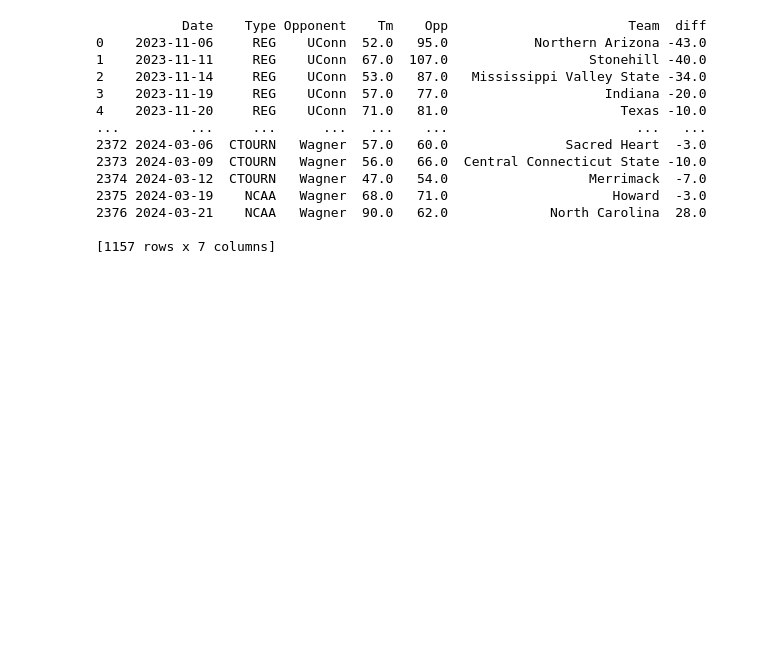
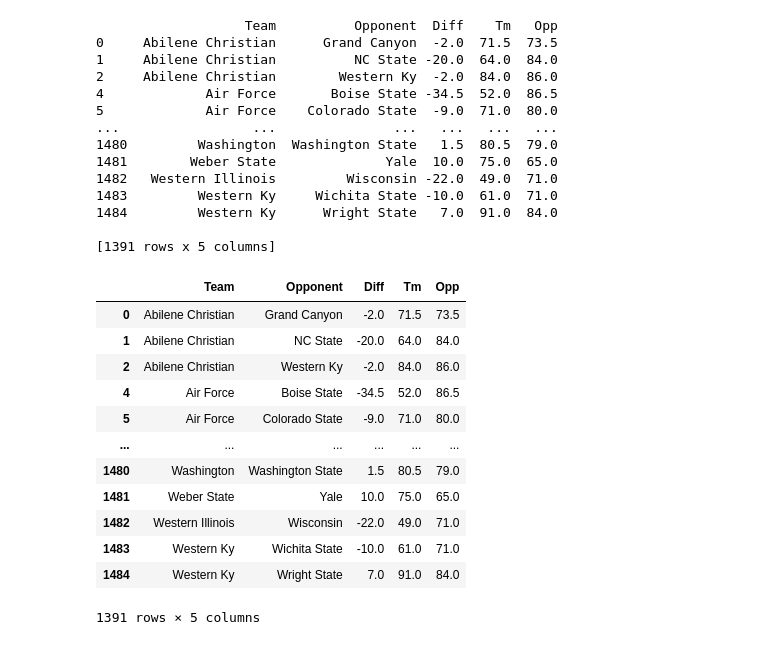
Before and after one commit to cbobowic/BMCM2024, a Jupyter notebook: ransac-pagerank.ipynb, the cells around one changed output. Saved outputs shown, nothing was run; the diff lists cells and outputs as text; code cells hidden in the pictures; blank space fills up the shorter version.

```diff
--- a/ransac-pagerank.ipynb
+++ b/ransac-pagerank.ipynb
@@ -2,23 +2,41 @@
 import networkx as nx
 import matplotlib.pyplot as plt
 import pandas as pd
-# %%
-all_data = pd.read_pickle('./data/all_data.pkl')
-all_data['diff'] = all_data['Tm'] - all_data["Opp"]
-
-print(all_data)
-# %% [output]
-           Date    Type Opponent    Tm    Opp                       Team  diff
-0    2023-11-06     REG    UConn  52.0   95.0           Northern Arizona -43.0
-1    2023-11-11     REG    UConn  67.0  107.0                  Stonehill -40.0
-2    2023-11-14     REG    UConn  53.0   87.0   Mississippi Valley State -34.0
-3    2023-11-19     REG    UConn  57.0   77.0                    Indiana -20.0
-4    2023-11-20     REG    UConn  71.0   81.0                      Texas -10.0
-...         ...     ...      ...   ...    ...                        ...   ...
-2372 2024-03-06  CTOURN   Wagner  57.0   60.0               Sacred Heart  -3.0
-2373 2024-03-09  CTOURN   Wagner  56.0   66.0  Central Connecticut State -10.0
-2374 2024-03-12  CTOURN   Wagner  47.0   54.0                  Merrimack  -7.0
-2375 2024-03-19    NCAA   Wagner  68.0   71.0                     Howard  -3.0
-2376 2024-03-21    NCAA   Wagner  90.0   62.0             North Carolina  28.0
-
-[1157 rows x 7 columns]
+# %%
+all_data = pd.read_pickle('./data/no_singletons_data.pkl')
+
+print(all_data)
+# all_data = all_data.drop_duplicates(subset=['Team', 'Opponent'])
+# all_data = all_data.groupby(['Team', 'Opponent'], as_index=False).mean()
+# Group by 'Date', 'Team', and 'Opponent'
+
+
+all_data
+# %% [output]
+                   Team          Opponent  Diff    Tm   Opp
+0     Abilene Christian      Grand Canyon  -2.0  71.5  73.5
+1     Abilene Christian          NC State -20.0  64.0  84.0
+2     Abilene Christian        Western Ky  -2.0  84.0  86.0
+4             Air Force       Boise State -34.5  52.0  86.5
+5             Air Force    Colorado State  -9.0  71.0  80.0
+...                 ...               ...   ...   ...   ...
+1480         Washington  Washington State   1.5  80.5  79.0
+1481        Weber State              Yale  10.0  75.0  65.0
+1482   Western Illinois         Wisconsin -22.0  49.0  71.0
+1483         Western Ky     Wichita State -10.0  61.0  71.0
+1484         Western Ky      Wright State   7.0  91.0  84.0
+
+[1391 rows x 5 columns]
+|  | Team | Opponent | Diff | Tm | Opp |
+| 0 | Abilene Christian | Grand Canyon | -2.0 | 71.5 | 73.5 |
+| 1 | Abilene Christian | NC State | -20.0 | 64.0 | 84.0 |
+| 2 | Abilene Christian | Western Ky | -2.0 | 84.0 | 86.0 |
+| 4 | Air Force | Boise State | -34.5 | 52.0 | 86.5 |
+| 5 | Air Force | Colorado State | -9.0 | 71.0 | 80.0 |
+| ... | ... | ... | ... | ... | ... |
+| 1480 | Washington | Washington State | 1.5 | 80.5 | 79.0 |
+| 1481 | Weber State | Yale | 10.0 | 75.0 | 65.0 |
+| 1482 | Western Illinois | Wisconsin | -22.0 | 49.0 | 71.0 |
+| 1483 | Western Ky | Wichita State | -10.0 | 61.0 | 71.0 |
+| 1484 | Western Ky | Wright State | 7.0 | 91.0 | 84.0 |
+1391 rows × 5 columns
```
Also changed, not shown: parts of 2 cells of this notebook, 3 other files.
